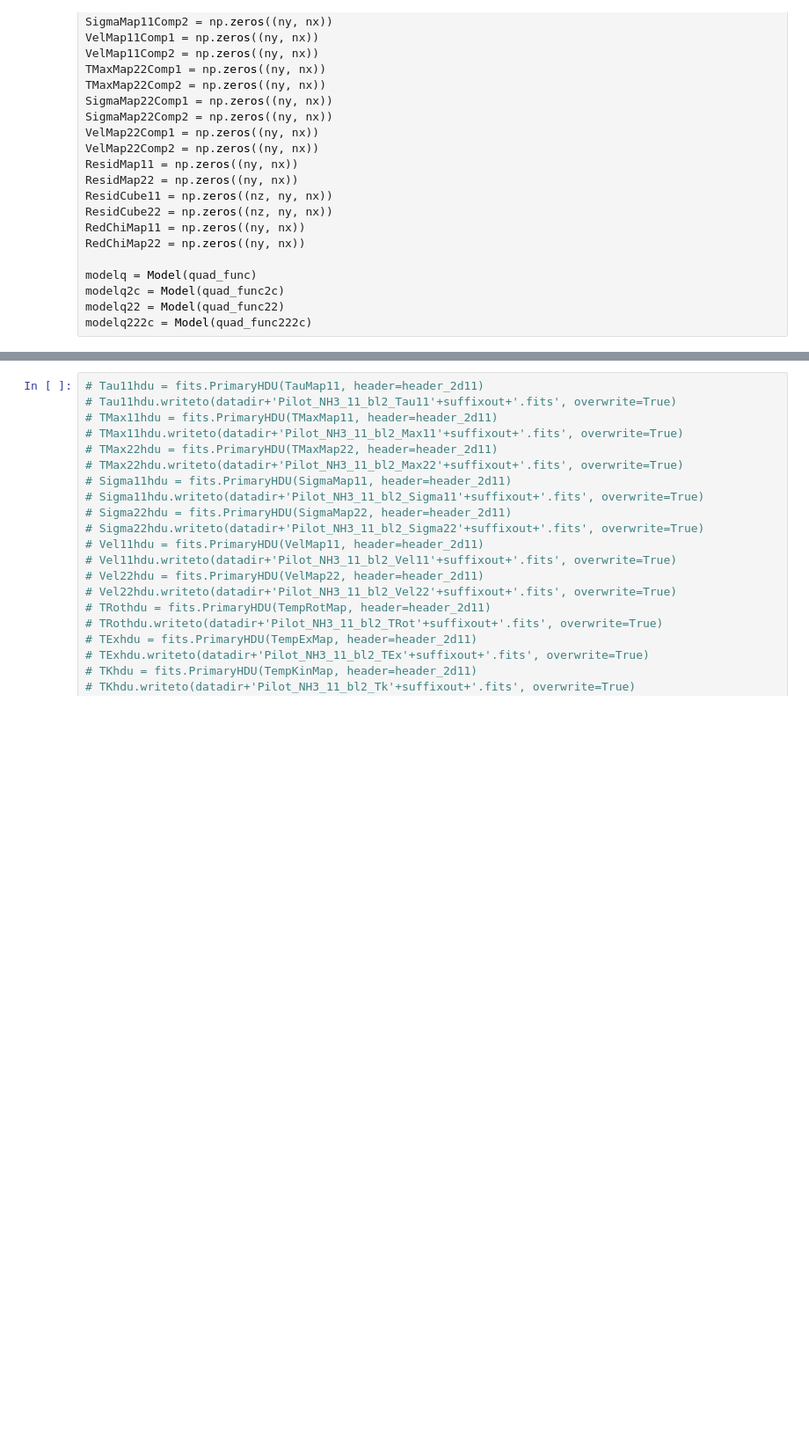
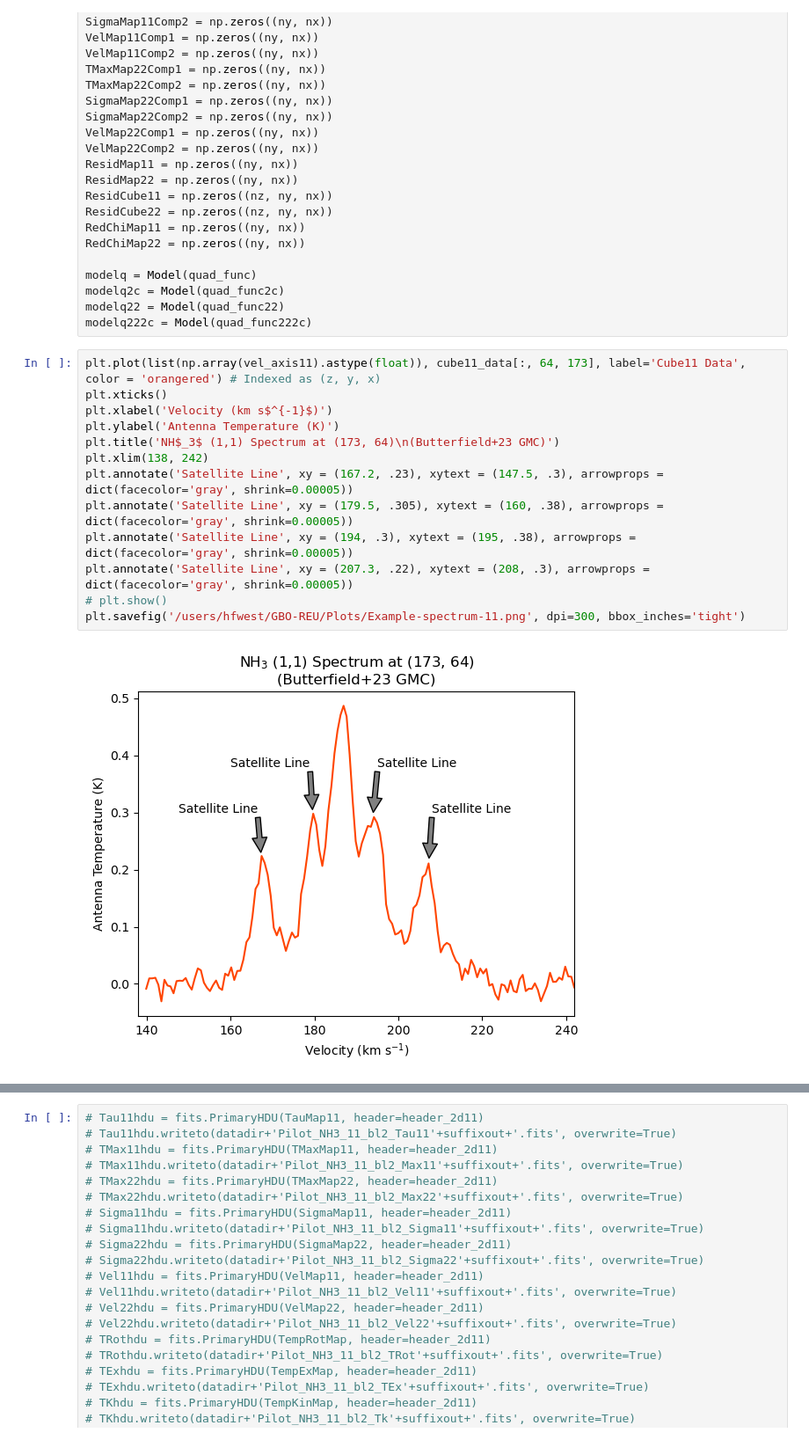
Before and after one commit to harrisonfwest/GBO-REU, a Jupyter notebook: Notebooks/NH3-Fitting.ipynb, the cells around one changed output, grey strips where cells are left out. Shown at 88% size. Cells and saved outputs as stored; diff of their text form; blank space fills up the shorter version.

Commit message:
new plot

```diff
--- a/Notebooks/NH3-Fitting.ipynb
+++ b/Notebooks/NH3-Fitting.ipynb
@@ -215,6 +215,21 @@ modelq = Model(quad_func)
 modelq2c = Model(quad_func2c)
 modelq22 = Model(quad_func22)
 modelq222c = Model(quad_func222c)
+# %%
+plt.plot(list(np.array(vel_axis11).astype(float)), cube11_data[:, 64, 173], label='Cube11 Data', color = 'orangered') # Indexed as (z, y, x)
+plt.xticks()
+plt.xlabel('Velocity (km s$^{-1}$)')
+plt.ylabel('Antenna Temperature (K)')
+plt.title('NH$_3$ (1,1) Spectrum at (173, 64)\n(Butterfield+23 GMC)')
+plt.xlim(138, 242)
+plt.annotate('Satellite Line', xy = (167.2, .23), xytext = (147.5, .3), arrowprops = dict(facecolor='gray', shrink=0.00005))
+plt.annotate('Satellite Line', xy = (179.5, .305), xytext = (160, .38), arrowprops = dict(facecolor='gray', shrink=0.00005))
+plt.annotate('Satellite Line', xy = (194, .3), xytext = (195, .38), arrowprops = dict(facecolor='gray', shrink=0.00005))
+plt.annotate('Satellite Line', xy = (207.3, .22), xytext = (208, .3), arrowprops = dict(facecolor='gray', shrink=0.00005))
+# plt.show()
+plt.savefig('/users/hfwest/GBO-REU/Plots/Example-spectrum-11.png', dpi=300, bbox_inches='tight')
+# %% [output]
+[figure, added]
 # %%
 # for j in range(ny):
 #     for i in range(nx):
```
Also changed, not shown: parts of 3 cells of this notebook, 2 other files.
